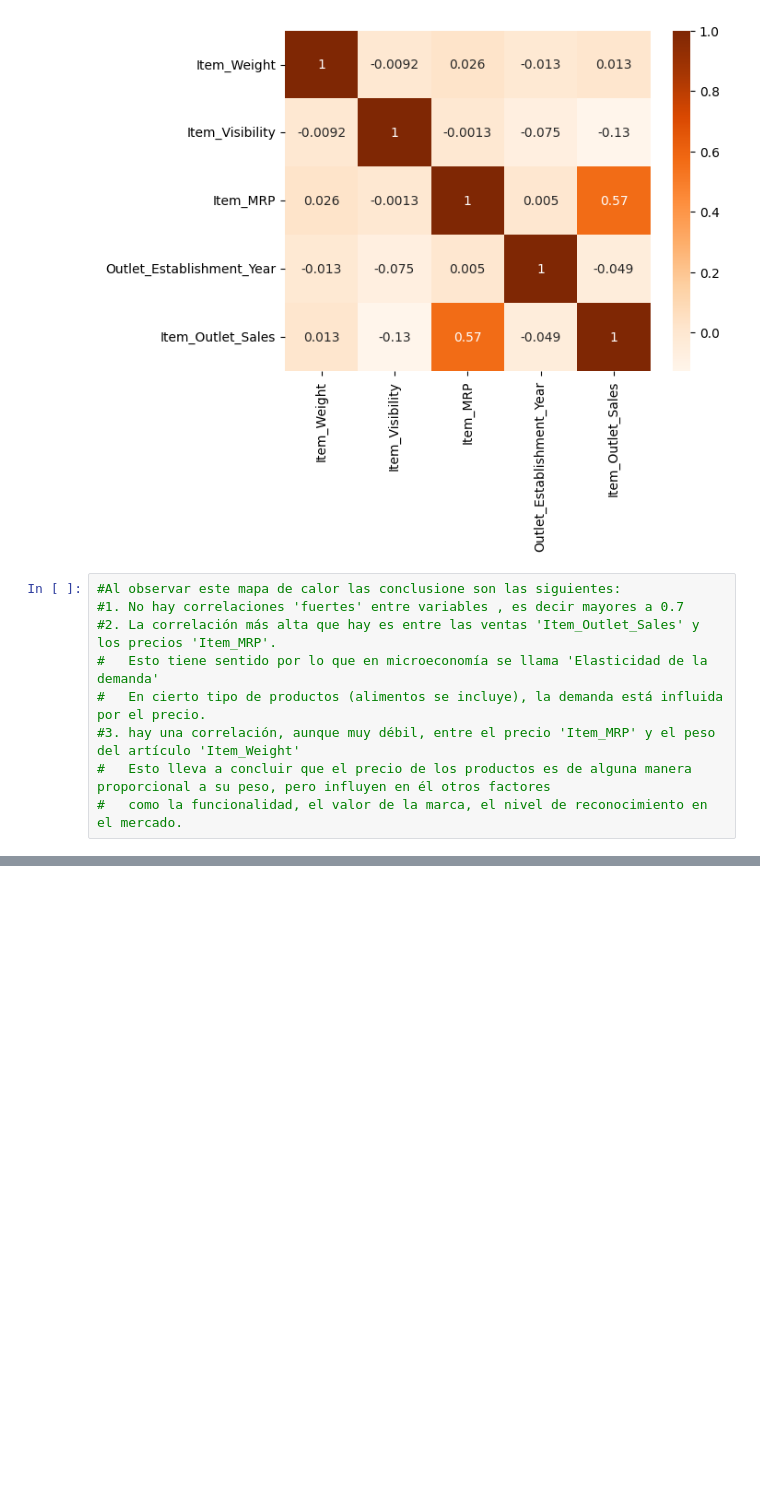
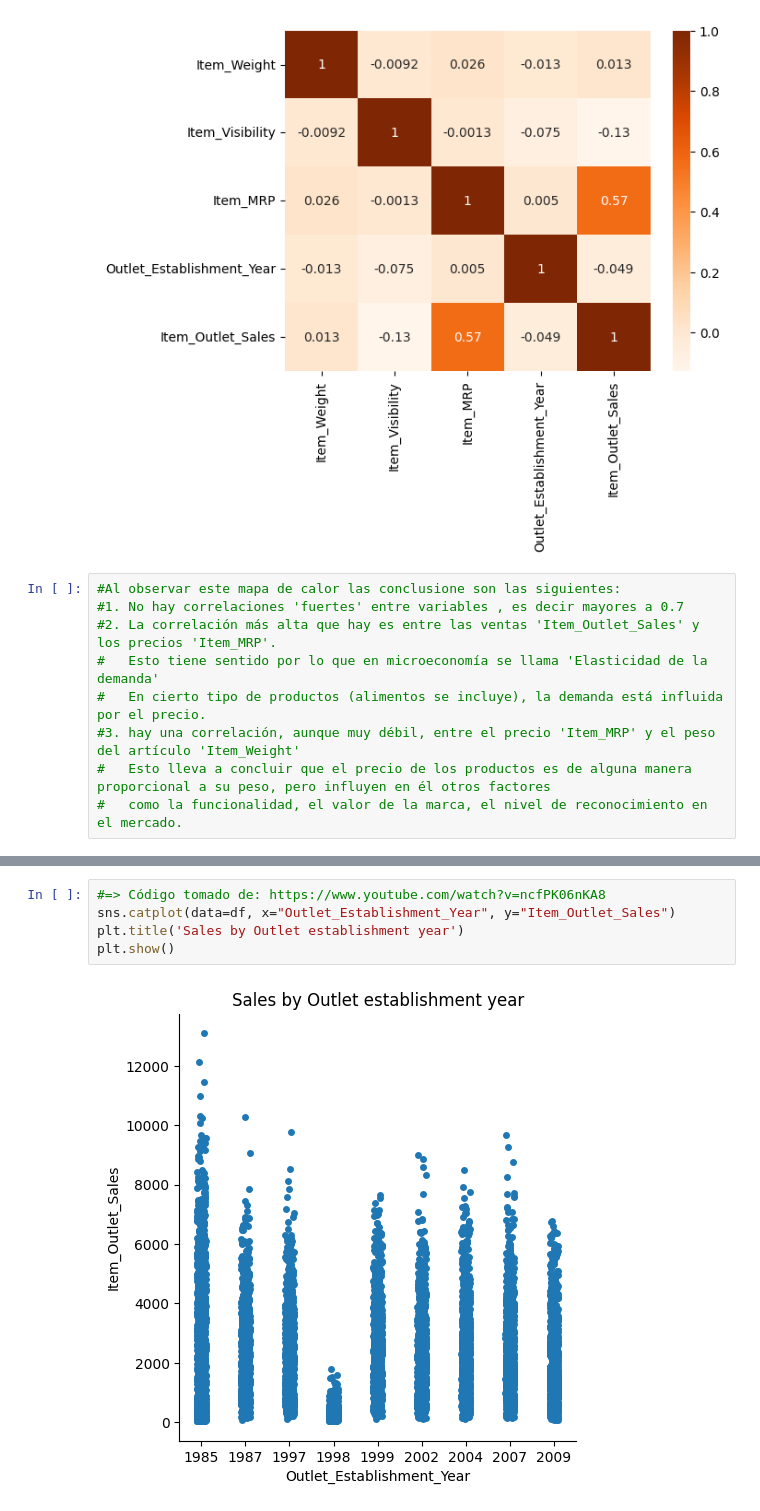
Before and after one commit to olmagra/Proyecto_Predicciones-de-ventas, a Jupyter notebook: Prediccion_Ventas_Alimentos.ipynb, the cells around one changed output, grey strips where cells are left out. Drawn from its saved outputs; the diff is of its cells as text; blank space fills up the shorter version.

```diff
--- a/Prediccion_Ventas_Alimentos.ipynb
+++ b/Prediccion_Ventas_Alimentos.ipynb
@@ -531,0 +555,7 @@ sns.heatmap(corr, cmap = 'Oranges', annot = True) #Visualizar los coeficientes d
+# %%
+#=> Código tomado de: https://www.youtube.com/watch?v=ncfPK06nKA8
+sns.catplot(data=df, x="Outlet_Establishment_Year", y="Item_Outlet_Sales")
+plt.title('Sales by Outlet establishment year')
+plt.show()
+# %% [output]
+[figure, added]
```
Also changed, not shown: parts of 13 cells of this notebook.
